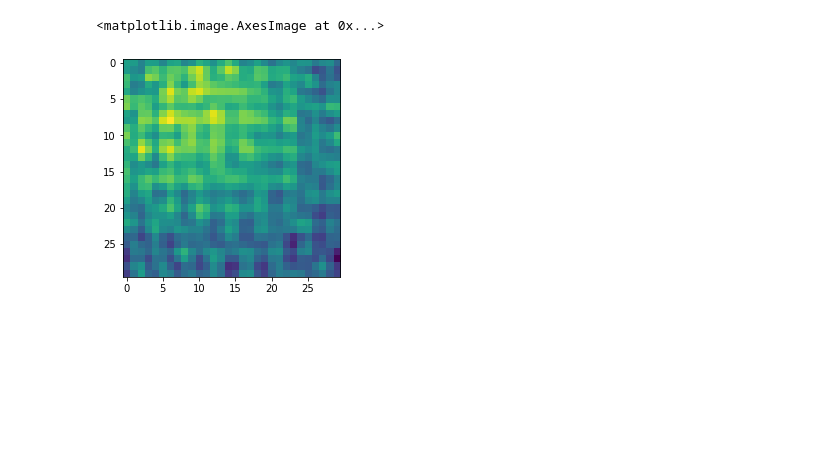
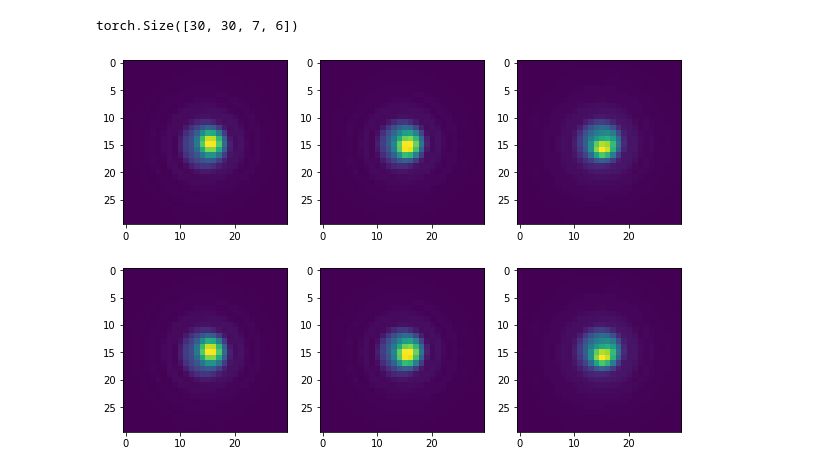
Before and after one commit to rodguti90/pyPSFstack, a Jupyter notebook: pytorch_tests.ipynb, the cells around one changed output. Saved outputs shown, nothing was run; the diff lists cells and outputs as text; code cells hidden in the pictures; blank space fills up the shorter version.

```diff
--- a/pytorch_tests.ipynb
+++ b/pytorch_tests.ipynb
@@ -135,5 +137,13 @@ crop_psfs=crop_center(psfs, 30)
-# %%
-plt.imshow(data[...,18])
-# %% [output]
-<matplotlib.image.AxesImage at 0x...>
-[figure, removed]
+# %%
+yhat.shape
+# %% [output]
+torch.Size([30, 30, 7, 6])
+# %%
+pdiv_ind = 1
+zdiv_mid_ind = int((zf-zi)/z_step//2)
+fig, ax = plt.subplots(2,3,figsize=(10,7))
+for ind in range(3):
+    ax[0,ind].imshow(data[...,zdiv_mid_ind-1+ind,pdiv_ind])
+    ax[1,ind].imshow(yhat.detach().numpy()[...,zdiv_mid_ind-1+ind,pdiv_ind])
+# %% [output]
+[figure, added]
```
Also changed, not shown: parts of 35 cells of this notebook.
